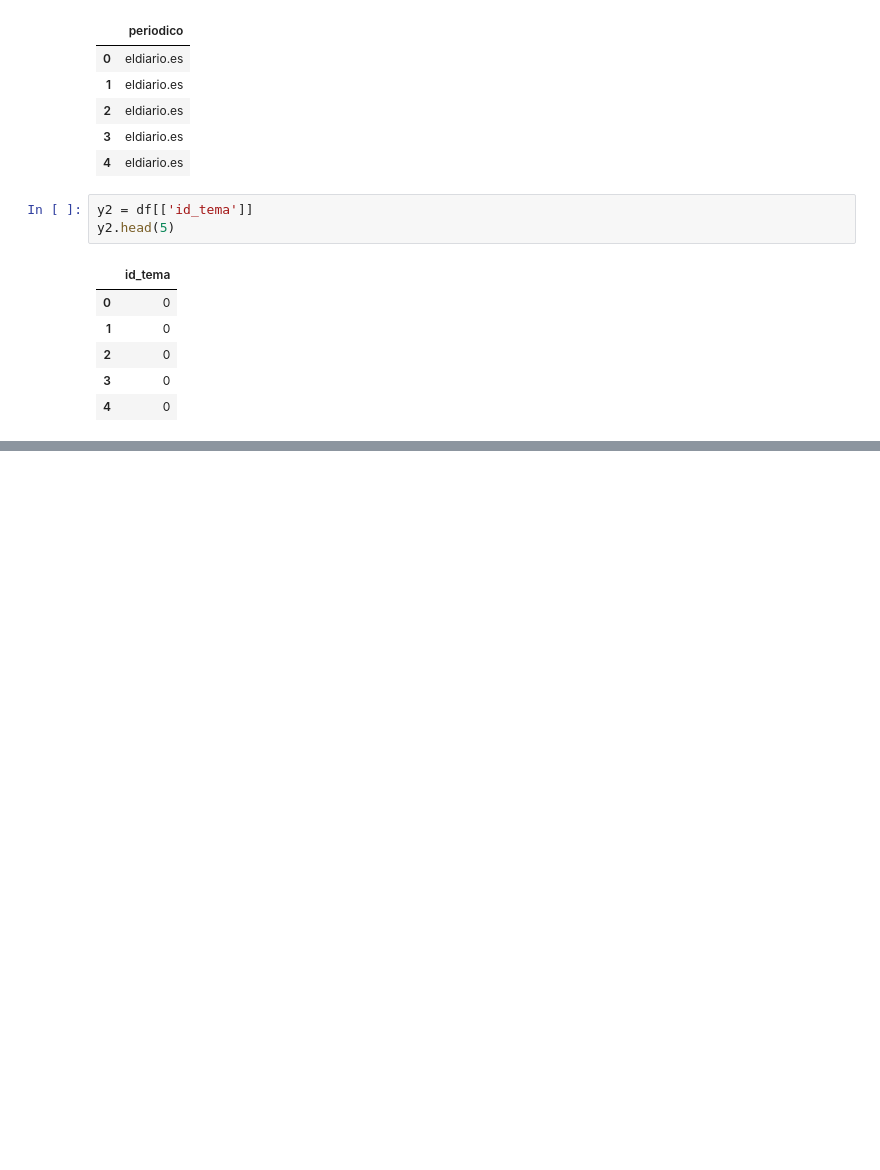
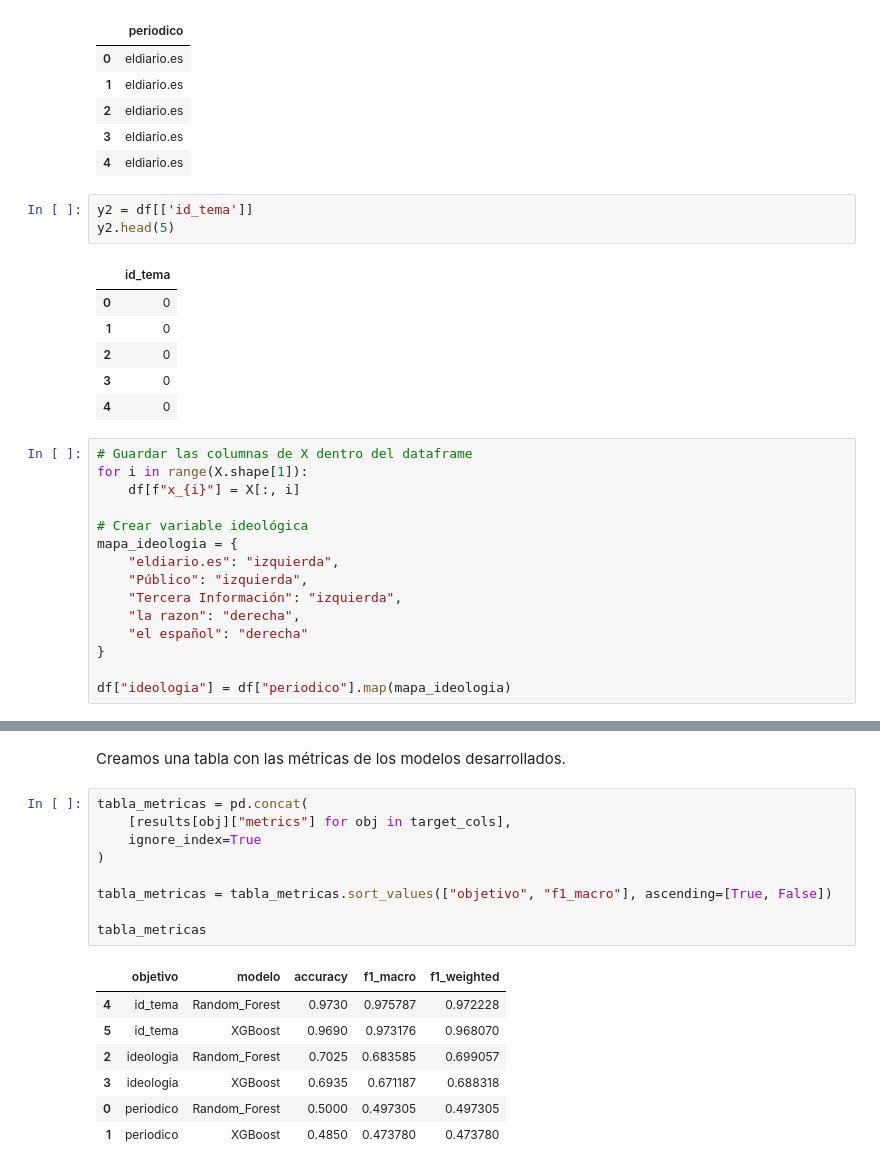
Before and after one commit to avaljuan/NLP_trabajo, a Jupyter notebook: Analisis.ipynb, the cells around one changed output, grey strips where cells are left out. Saved outputs shown, nothing was run; the diff lists cells and outputs as text; blank space fills up the shorter version.

```diff
--- a/Analisis.ipynb
+++ b/Analisis.ipynb
@@ -355,3 +484,18 @@ y2.head(5)
 | 2 | 0 |
 | 3 | 0 |
 | 4 | 0 |
+# %%
+# Guardar las columnas de X dentro del dataframe
+for i in range(X.shape[1]):
+    df[f"x_{i}"] = X[:, i]
+
+# Crear variable ideológica
+mapa_ideologia = {
+    "eldiario.es": "izquierda",
+    "Público": "izquierda",
+    "Tercera Información": "izquierda",
+    "la razon": "derecha",
+    "el español": "derecha"
+}
+
+df["ideologia"] = df["periodico"].map(mapa_ideologia)
@@ -357,0 +762,19 @@ y2.head(5)
+# %% [markdown]
+Creamos una tabla con las métricas de los modelos desarrollados.
+# %%
+tabla_metricas = pd.concat(
+    [results[obj]["metrics"] for obj in target_cols],
+    ignore_index=True
+)
+
+tabla_metricas = tabla_metricas.sort_values(["objetivo", "f1_macro"], ascending=[True, False])
+
+tabla_metricas
+# %% [output]
+|  | objetivo | modelo | accuracy | f1_macro | f1_weighted |
+| 4 | id_tema | Random_Forest | 0.9730 | 0.975787 | 0.972228 |
+| 5 | id_tema | XGBoost | 0.9690 | 0.973176 | 0.968070 |
+| 2 | ideologia | Random_Forest | 0.7025 | 0.683585 | 0.699057 |
+| 3 | ideologia | XGBoost | 0.6935 | 0.671187 | 0.688318 |
+| 0 | periodico | Random_Forest | 0.5000 | 0.497305 | 0.497305 |
+| 1 | periodico | XGBoost | 0.4850 | 0.473780 | 0.473780 |
```
Also changed, not shown: parts of 16 cells of this notebook, 7 other files.
